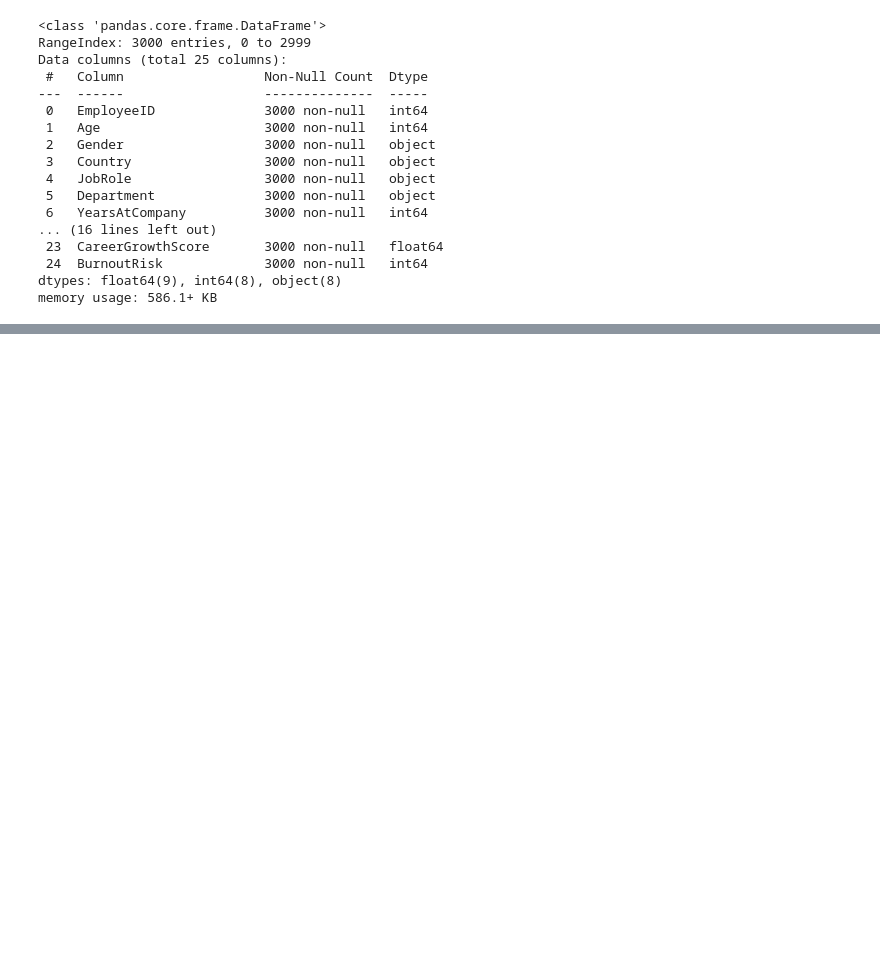
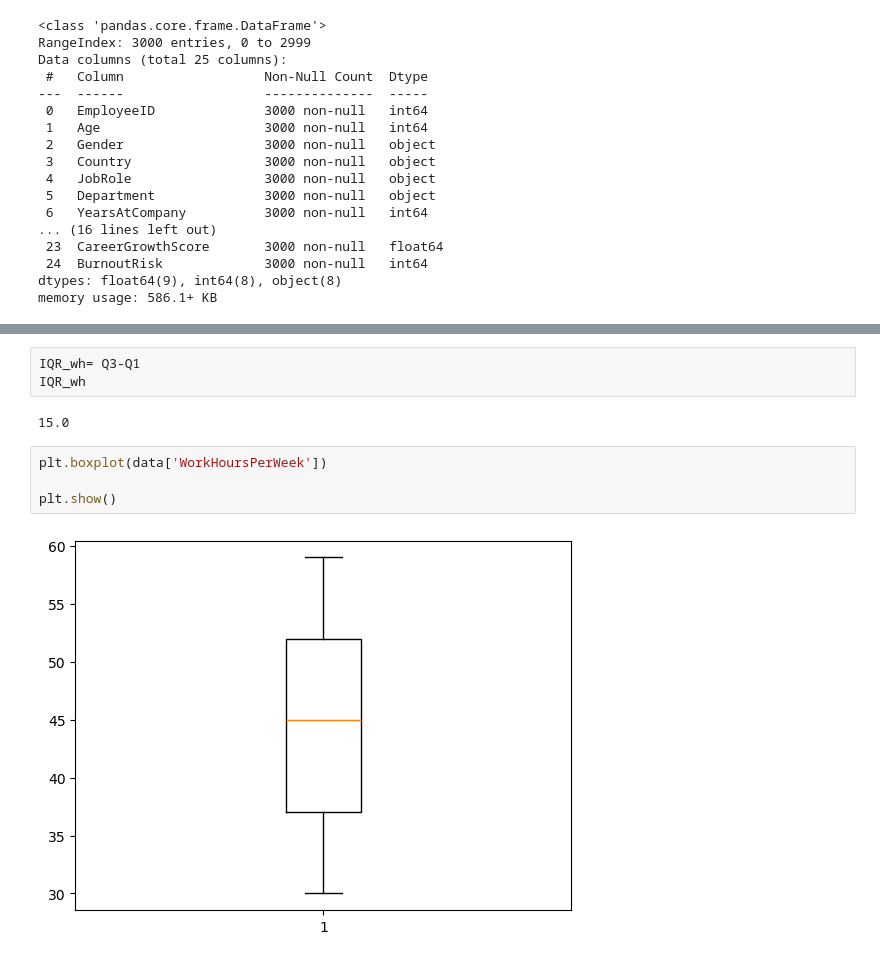
Before and after one commit to 2026378-coder/Statistical-Techniques-for-Data-Analysis-2026, a Jupyter notebook: Assignmnet.ipynb, the cells around one changed output, grey strips where cells are left out. Drawn from its saved outputs; the diff is of its cells as text; blank space fills up the shorter version.

```diff
--- a/Assignmnet.ipynb
+++ b/Assignmnet.ipynb
@@ -44,0 +117,11 @@ memory usage: 586.1+ KB
+# %%
+IQR_wh= Q3-Q1
+IQR_wh
+# %% [output]
+15.0
+# %%
+plt.boxplot(data['WorkHoursPerWeek'])
+
+plt.show()
+# %% [output]
+[figure, added]
```
Also changed, not shown: parts of 31 cells of this notebook.
